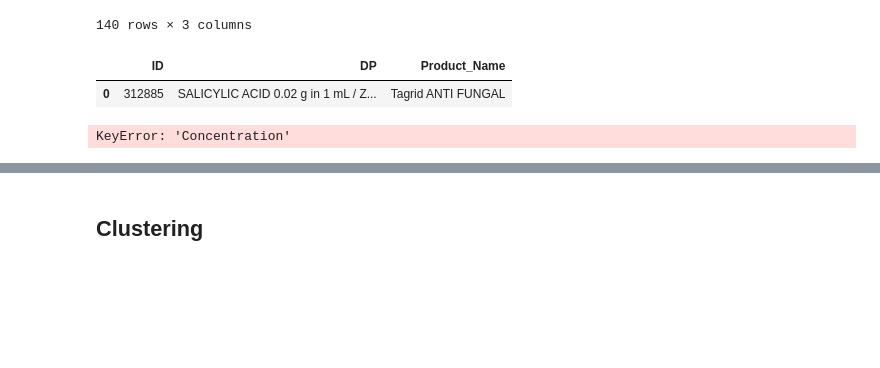
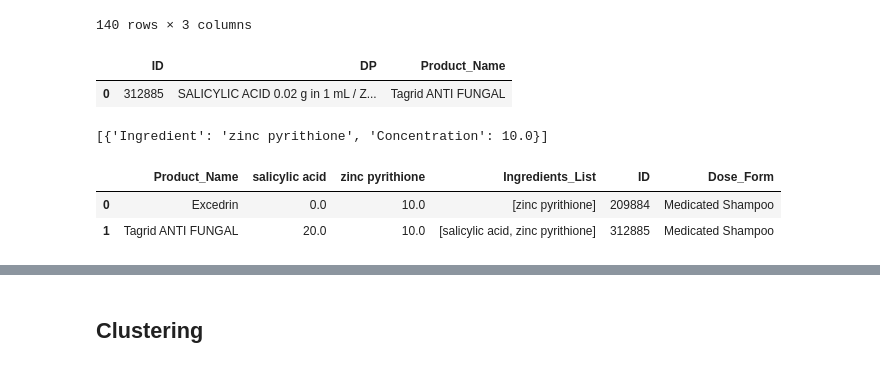
Before and after one commit to phanguy30/med_compare, a Jupyter notebook: data.ipynb, the cells around one changed output, grey strips where cells are left out. Cells and saved outputs as stored; diff of their text form; code cells hidden in the pictures; blank space fills up the shorter version.

```diff
--- a/data.ipynb
+++ b/data.ipynb
@@ -260,27 +252,17 @@ def Union_Drugs(Ing_lst,ID):
 
     res = pd.read_sql(query, engine)
 
-    lst = []
-    drp = []
-    for j,i in enumerate(res["DP"]):
-        if "[" in i:
-            d = i.split("[")
-            lst.append(d[-1][:-1])
-        else:
-            lst.append("Generic")
-            drp.append(j)
+    dp = res["DP"].astype("string")
+    has_bracket = dp.str.contains(r"\[", na=False)
+    res["Product_Name"] = np.where(
+        has_bracket,
+        dp.str.rsplit("[", n=1).str[-1].str.rstrip("]"),
+        "Generic"
+    )
 
-    res["Product_Name"] = lst
-
-    Product = []
-    for j,i in enumerate(res["Product_Name"]):
-        if i.lower() in Product:
-            drp.append(j)
-        else:
-            Product.append(i.lower())
-    res = res.drop(drp)
-    res = res.drop_duplicates(subset="ID")
-    res = res.reset_index(drop=True)
+    res = res.loc[has_bracket].copy()
+    res = res.loc[~res["Product_Name"].str.lower().duplicated(keep="first")]
+    res = res.drop_duplicates(subset="ID", keep="first").reset_index(drop=True)
     return res
 
 union_df = Union_Drugs(ingredients,209884)
@@ -366,4 +348,8 @@ def Fetch_Ingredients(ID):
             })
 
     return results
+
+Fetch_Ingredients(209884)
+# %% [output]
+[{'Ingredient': 'zinc pyrithione', 'Concentration': 10.0}]
 # %%
@@ -428,7 +438,9 @@ def Fetch_Heatmap(df, drug_of_interest_id, drug_of_interest_name):
     return heatmap_df
 # %%
-heatmap_df = Fetch_Heatmap(df,209468,"Excedrin")
+heatmap_df = Fetch_Heatmap(df2,209884,"Excedrin")
 heatmap_df
 # %% [output]
-KeyError: 'Concentration'
+|  | Product_Name | salicylic acid | zinc pyrithione | Ingredients_List | ID | Dose_Form |
+| 0 | Excedrin | 0.0 | 10.0 | [zinc pyrithione] | 209884 | Medicated Shampoo |
+| 1 | Tagrid ANTI FUNGAL | 20.0 | 10.0 | [salicylic acid, zinc pyrithione] | 312885 | Medicated Shampoo |
 # %%
```
Also changed, not shown: parts of 8 cells of this notebook, 2 other files.
